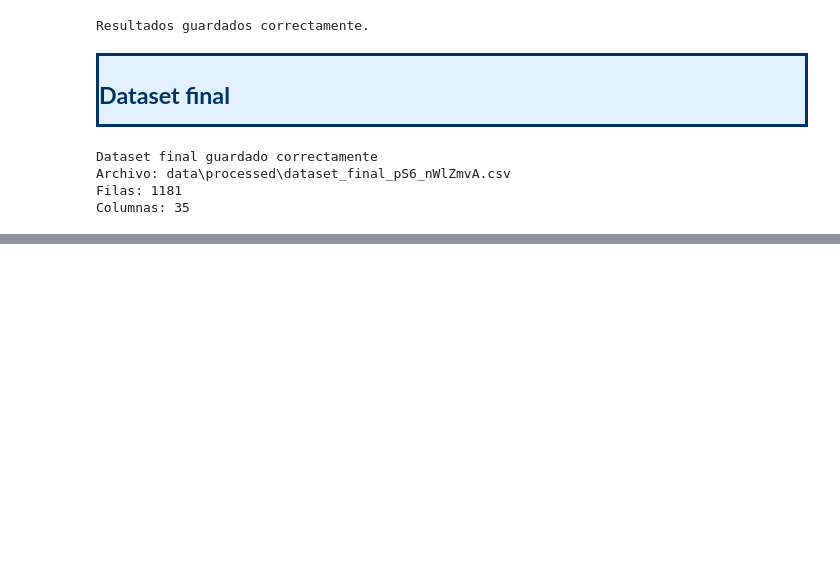
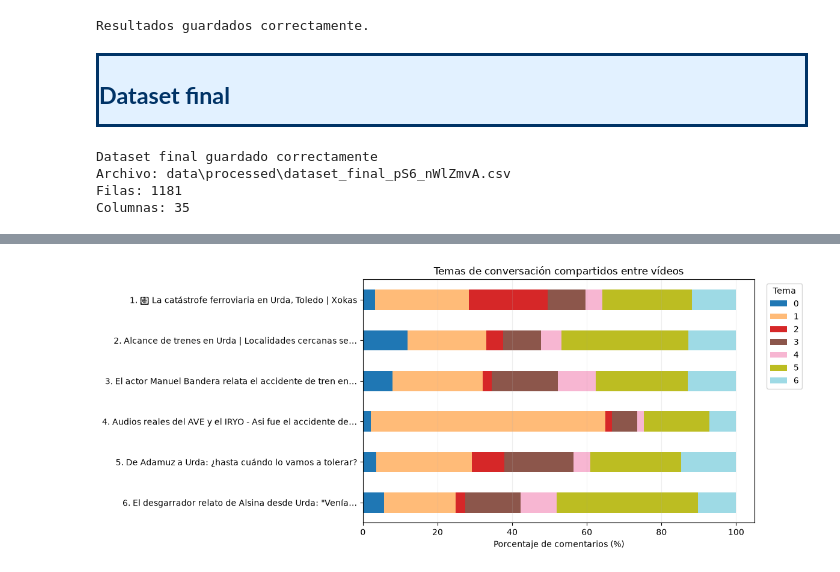
Before and after one commit to jejoama/Practicas_Curriculares, a Jupyter notebook: GENERAL_def.ipynb, the cells around one changed output, grey strips where cells are left out. Drawn from its saved outputs; the diff is of its cells as text; code cells hidden in the pictures; blank space fills up the shorter version.

Commit message:
varios videos

```diff
--- a/GENERAL_def.ipynb
+++ b/GENERAL_def.ipynb
@@ -4776,0 +5238,84 @@ Columnas: 35
+# %%
+
+# ============================================================
+# 3. TEMAS COMPARTIDOS ENTRE TODOS LOS VÍDEOS
+# ============================================================
+
+from sklearn.feature_extraction.text import TfidfVectorizer
+from sklearn.decomposition import NMF
+from nltk.corpus import stopwords
+
+# 1. TF-IDF conjunto
+stop_es = stopwords.words("spanish")
+
+vectorizador = TfidfVectorizer(
+    stop_words=stop_es,
+    strip_accents="unicode",
+    ngram_range=(1, 2),
+    min_df=5,
+    max_df=0.85,
+    max_features=5000
+)
+
+X = vectorizador.fit_transform(
+    df_todos["COMENTARIO"].fillna("").astype(str)
+)
+
+# 2. Un único NMF para todos los comentarios
+nmf = NMF(
+    n_components=6,
+    random_state=42,
+    init="nndsvda",
+    max_iter=500
+)
+
+pesos = nmf.fit_transform(X)
+terminos = vectorizador.get_feature_names_out()
+
+df_todos["TEMA_GLOBAL"] = np.where(
+    pesos.max(axis=1) > 0,
+    pesos.argmax(axis=1) + 1,
+    0
+)
+
+# 3. Palabras representativas de cada tema
+print("TEMAS IDENTIFICADOS\n")
+
+for i, componente in enumerate(nmf.components_):
+    top = componente.argsort()[-12:][::-1]
+    print(f"Tema {i+1}: {', '.join(terminos[top])}")
+
+# 4. Distribución de temas por vídeo
+tabla_temas = pd.crosstab(
+    df_todos["ID_VIDEO"],
+    df_todos["TEMA_GLOBAL"],
+    normalize="index"
+) * 100
+
+# Reutilizar los títulos legibles del chunk anterior
+nombres = resumen.set_index("ID_VIDEO")["VIDEO"]
+
+tabla_temas.index = tabla_temas.index.map(nombres)
+tabla_temas.index.name = "Vídeo"
+
+print("\nDISTRIBUCIÓN PORCENTUAL DE TEMAS")
+display(tabla_temas.round(2))
+
+# 5. Gráfico comparativo
+ax = tabla_temas.plot(
+    kind="barh",
+    stacked=True,
+    figsize=(12, max(5, len(tabla_temas) * 0.8)),
+    colormap="tab20"
+)
+
+ax.set_title("Temas de conversación compartidos entre vídeos")
+ax.set_xlabel("Porcentaje de comentarios (%)")
+ax.set_ylabel("")
+ax.invert_yaxis()
+ax.legend(title="Tema", bbox_to_anchor=(1.02, 1))
+ax.grid(axis="x", alpha=0.2)
+
+plt.tight_layout()
+plt.show()
+# %% [output]
@@ -4776,0 +5340 @@ Columnas: 35
+[figure, added]
```
Also changed, not shown: parts of 7 cells of this notebook.
